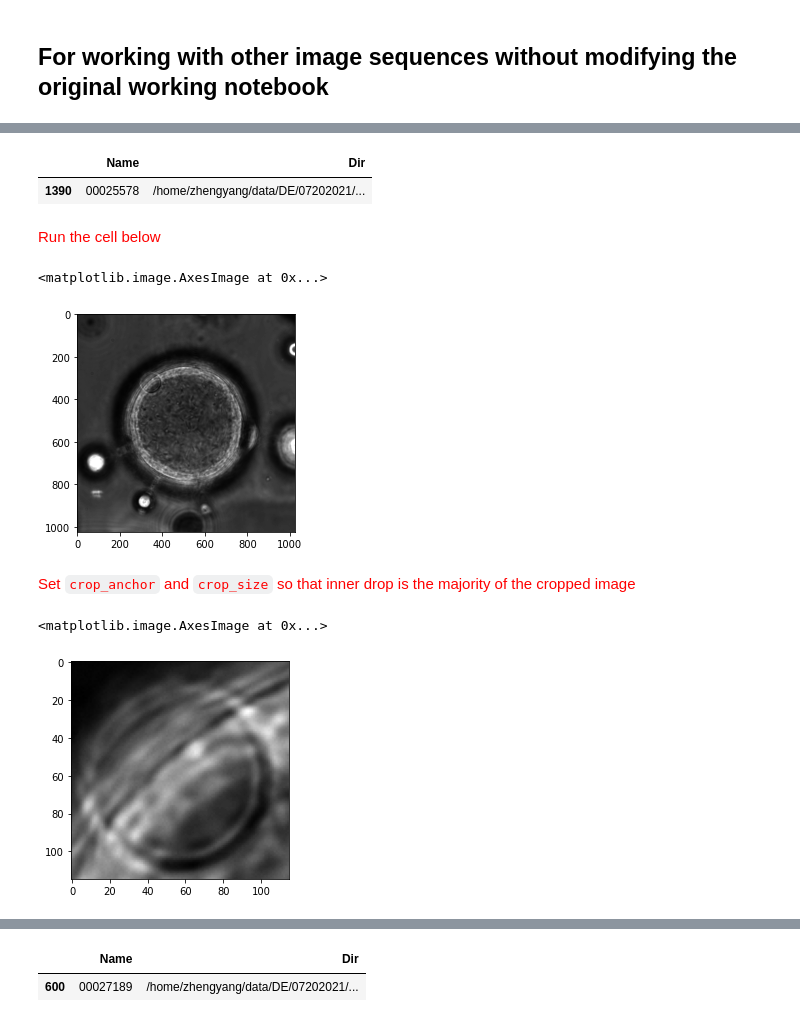
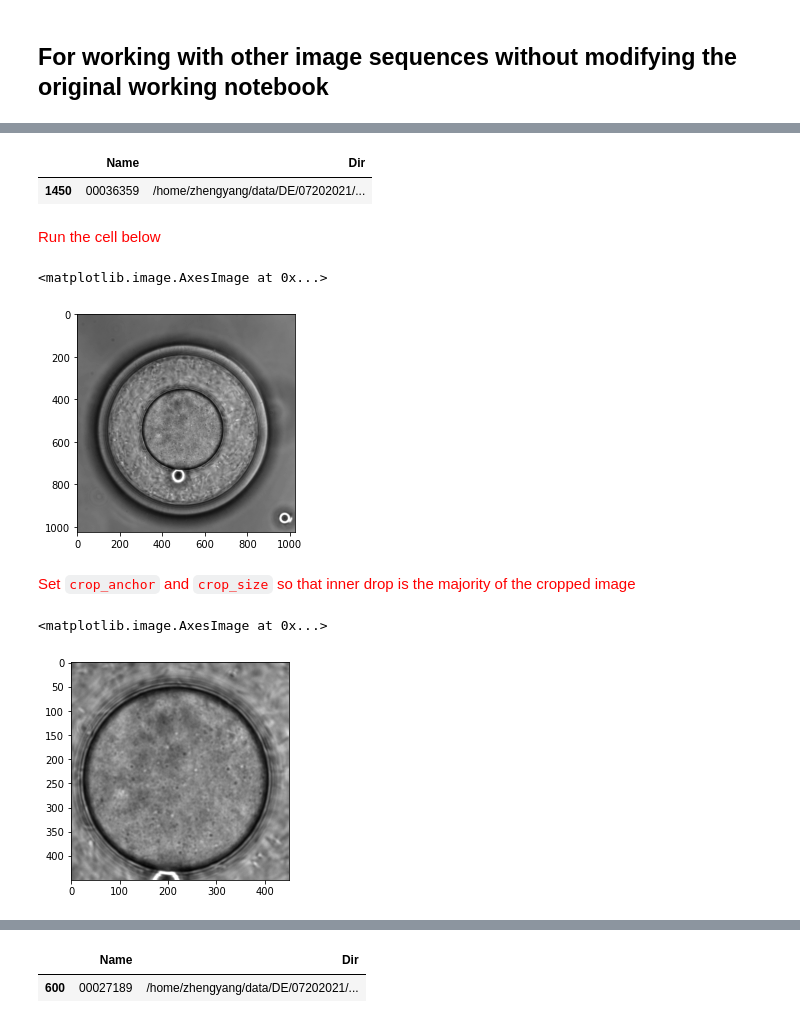
Before and after one commit to ZLoverty/DE, a Jupyter notebook: Code/Circle-detection/crop-HoughCircles-Copy1.ipynb, the cells around one changed output, grey strips where cells are left out. Drawn from its saved outputs; the diff is of its cells as text; code cells hidden in the pictures.

```diff
--- a/Code/Circle-detection/crop-HoughCircles-Copy1.ipynb
+++ b/Code/Circle-detection/crop-HoughCircles-Copy1.ipynb
@@ -12,7 +12,7 @@ from IPython.display import clear_output
 import pandas as pd
 from myImageLib import to8bit
 # %%
-%%time
-folder = '/home/zhengyang/data/DE/07202021/1st-drop-tracking/2021-07-20_16h28m21s-m4'
+folder = '/home/zhengyang/data/DE/08122021/2021-08-12_16h41m05s'
 l = readdata(os.path.join(folder, 'images'), 'tif')
+print('Total {:d} frames'.format(len(l)))
 # %% [output]
@@ -21,23 +21,23 @@ Wall time: 25.7 ms
 # %%
-l.loc[l.Name=='00025578']
+l.loc[l.Name=='00036359']
 # %% [output]
 |  | Name | Dir |
-| 1390 | 00025578 | /home/zhengyang/data/DE/07202021/... |
+| 1450 | 00036359 | /home/zhengyang/data/DE/07202021/... |
 # %% [markdown]
 <font color='red'> Run the cell below
 # %%
 # show image 1 and manually crop
-img = io.imread(l.Dir[600])
+img = io.imread(l.Dir[0])
 plt.imshow(img, cmap='gray')
 # %% [output]
 <matplotlib.image.AxesImage at 0x...>
-[figure, old version]
+[figure, new version]
 # %% [markdown]
 <font color='red'> Set `crop_anchor` and `crop_size` so that inner drop is the majority of the cropped image
 # %%
 # test the first cropped image
-crop_anchor = np.array([260, 290]) # upper left corner coords, int
-crop_size = (115, 115) # height and width, int
+crop_anchor = np.array([300, 280]) # upper left corner coords, int
+crop_size = (450, 450) # height and width, int
 crop = (crop_anchor[0], crop_anchor[0]+crop_size[0],
        crop_anchor[1], crop_anchor[1]+crop_size[1])
 # need to check if the crop exceeds the borders of images
@@ -45,4 +45,4 @@ cropped = img[crop[0]:crop[1], crop[2]:crop[3]]
 plt.imshow(cropped, cmap='gray')
 # %% [output]
 <matplotlib.image.AxesImage at 0x...>
-[figure, old version]
+[figure, new version]
```
Also changed, not shown: parts of 6 cells of this notebook, 2 other files.
